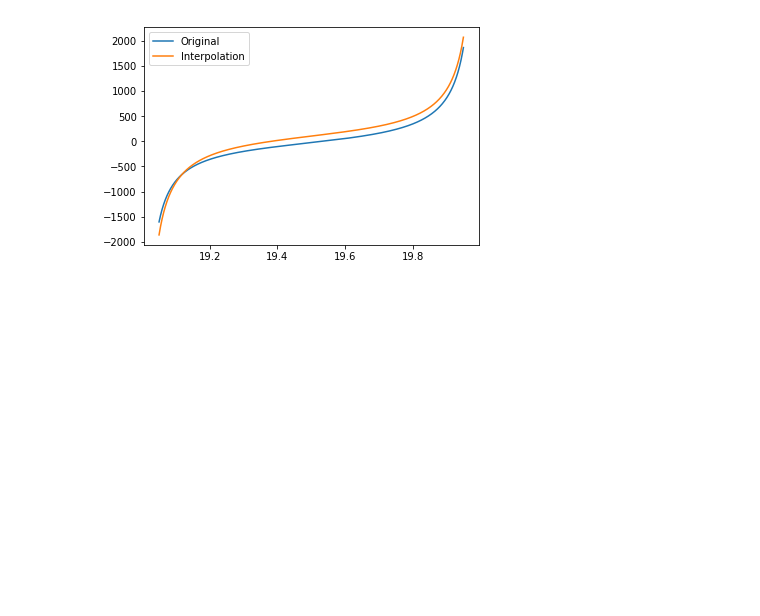
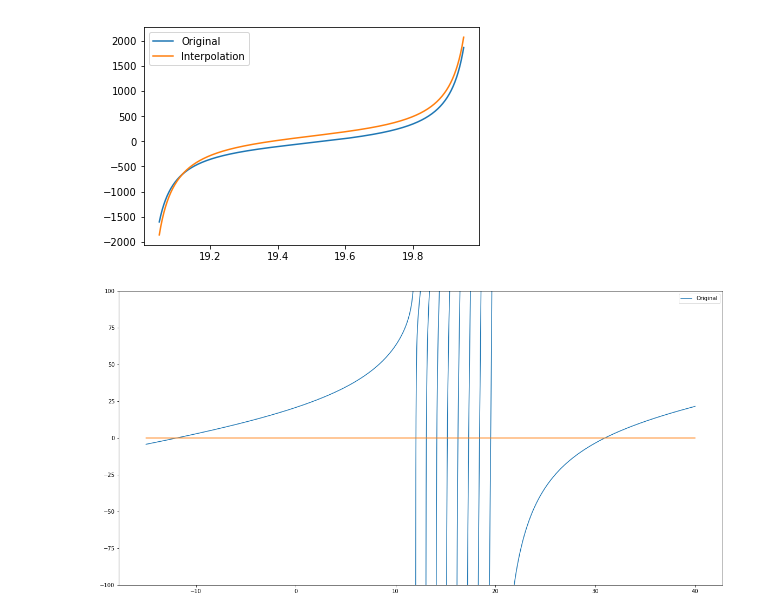
Before and after one commit to BoucheDimitri/GraggGPU, a Jupyter notebook: PyTests.ipynb, the cells around one changed output. Cells and saved outputs as stored; diff of their text form; code cells hidden in the pictures; blank space fills up the shorter version.

Commit message:
Add exterior points method
main_cpu: add method to get exterior points
PyTests: checking with Python the accuracy of the roots

```diff
--- a/PyTests.ipynb
+++ b/PyTests.ipynb
@@ -135,6 +135,36 @@ plt.legend()
 plt.show()
 # %% [output]
 [figure]
+# %%
+# Plot the whole function to observe where all the roots are located
+linspace = np.linspace(-15, 40, 10000)
+
+# We want to clip the highest values to avoid a vertical line at the discontinuity
+def test_spectral_clipped (x, utol, ltol):
+    y=spectral_func(a, b, gamma, x)
+    if y>utol:
+        y= np.inf
+    if y<ltol:
+        y= -np.inf
+    return y
+
+test_spectral = lambda x: spectral_func(a, b, gamma, x)
+values = [test_spectral_clipped(x, 150, -150) for x in linspace]
+
+# We also highlight the y axis
+zero_axis= [0 for x in linspace]
+
+# Show
+plt.figure(figsize=(20,10))
+plt.plot(linspace, values, label="Original")
+plt.plot(linspace, zero_axis)
+plt.legend()
+axes = plt.gca()
+axes.set_ylim([-100,100])
+
+plt.show()
+# %% [output]
+[figure, added]
 # %%
 def interior_alpha(a, b, gamma, x, k):
     sig = interior_sigma_coef(a, b, gamma, x, k)
```
Also changed, not shown: parts of 12 cells of this notebook, 1 other file.
